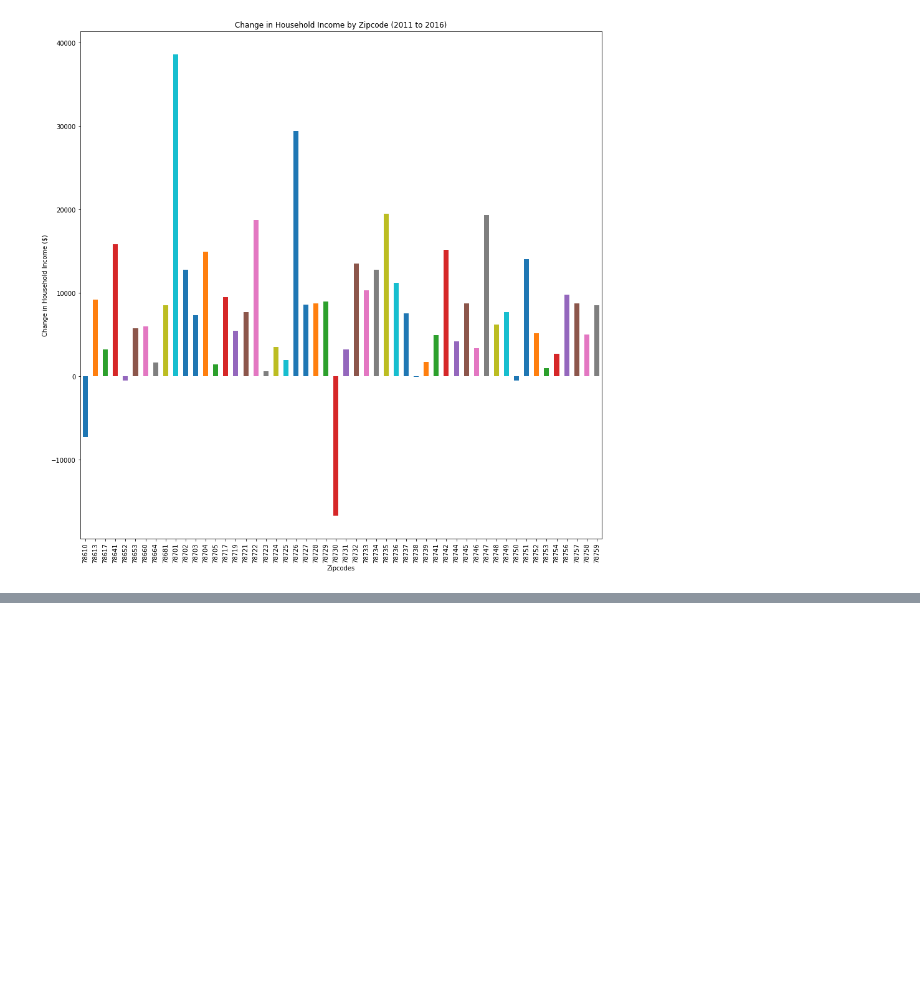
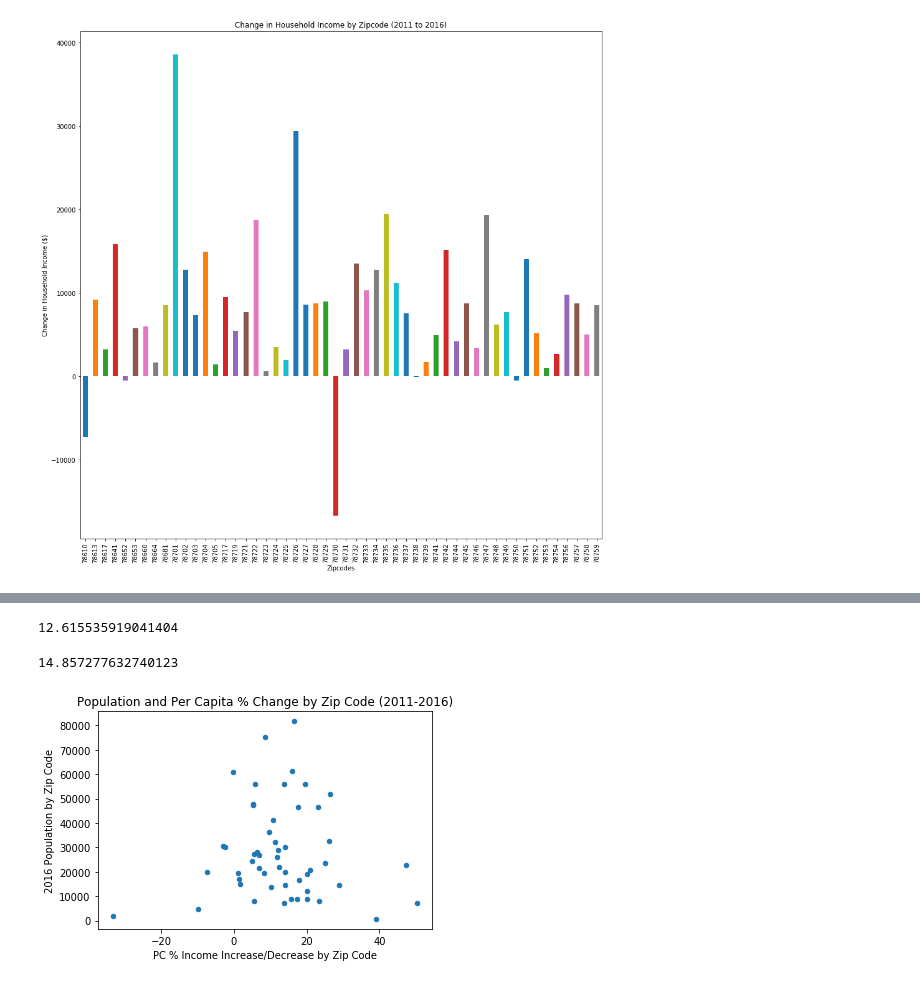
Before and after one commit to Kerrykova/Project1, a Jupyter notebook: Visualizations.ipynb, the cells around one changed output, grey strips where cells are left out. Cells and saved outputs as stored; diff of their text form; code cells hidden in the pictures; blank space fills up the shorter version.

```diff
--- a/Visualizations.ipynb
+++ b/Visualizations.ipynb
@@ -112,0 +128,24 @@ compare_hh_income
+# %%
+# I'd love to compare this to crime rate changes and plot as well
+pc_percent_change_sum = census_drop["PC % Income Increase/Decrease"].sum()
+pc_percent_change_len = len(census_drop["PC % Income Increase/Decrease"])
+pc_average_percent_change = pc_percent_change_sum / pc_percent_change_len
+pc_average_percent_change
+# %% [output]
+12.615535919041404
+# %%
+hh_percent_change_sum = census_drop["HH % Income Increase/Decrease"].sum()
+hh_percent_change_len = len(census_drop["HH % Income Increase/Decrease"])
+hh_average_percent_change = hh_percent_change_sum / hh_percent_change_len
+hh_average_percent_change
+# %% [output]
+14.857277632740123
+# %%
+# no significant correlation between Population and PC % Income Increase/Decrease
+census_drop.plot(kind="scatter", x="PC % Income Increase/Decrease", y="Population_2016")
+plt.title("Population and Per Capita % Change by Zip Code (2011-2016)")
+plt.ylabel("2016 Population by Zip Code")
+plt.xlabel("PC % Income Increase/Decrease by Zip Code")
+plt.show()
+# %% [output]
+[figure, added]
```
Also changed, not shown: parts of 4 cells of this notebook.
